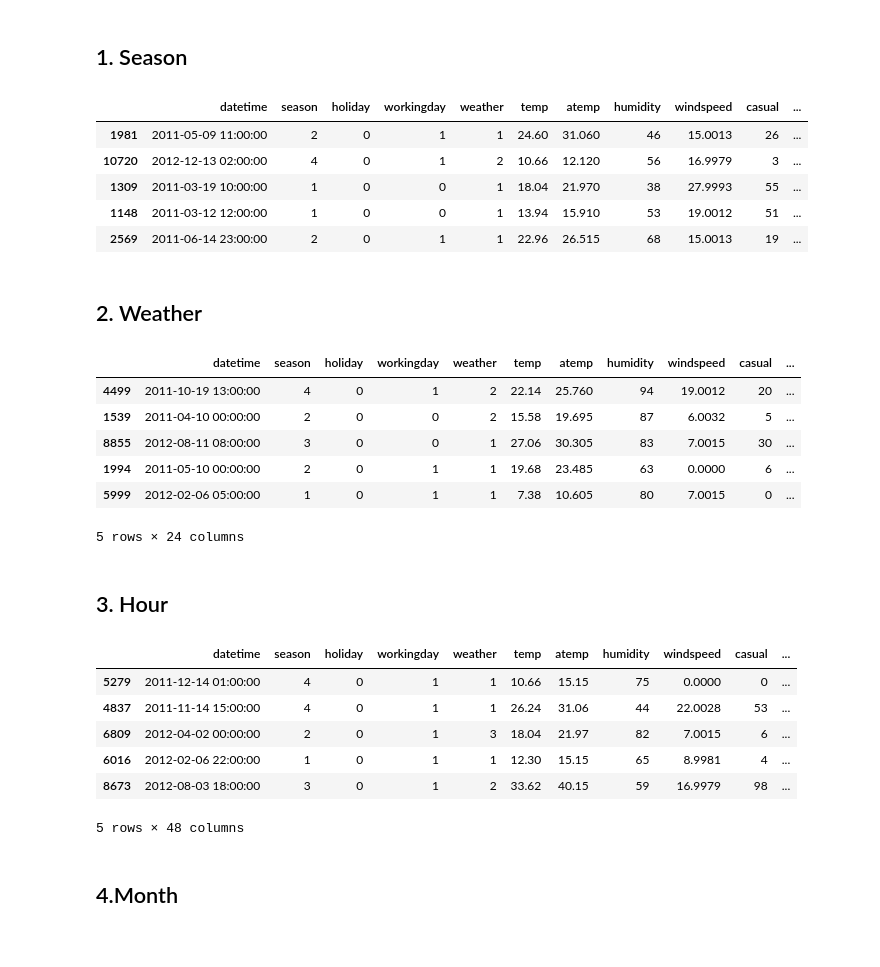
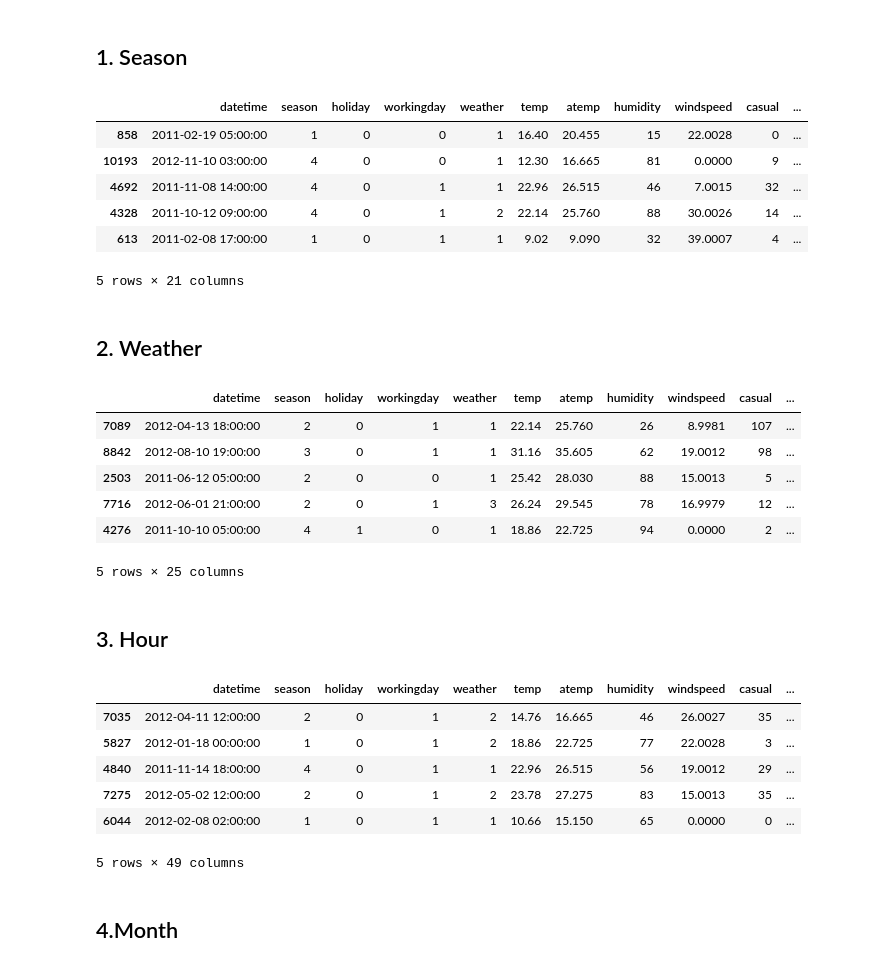
Before and after one commit to sidhantagar/Kaggle-Bike-Sharing-Demand, a Jupyter notebook: bike-sharing-demand using random forest.ipynb, the cells around one changed output. Saved outputs shown, nothing was run; the diff lists cells and outputs as text; code cells hidden in the pictures.

```diff
--- a/bike-sharing-demand using random forest.ipynb
+++ b/bike-sharing-demand using random forest.ipynb
@@ -112,0 +97,7 @@ What I will attempt to do is make separate models for the casual and the registe
+# %%
+file = file
+file['Date'] = pd.DatetimeIndex(file['datetime']).date
+file['Hour'] = pd.DatetimeIndex(file['datetime']).hour
+file['Day'] = pd.DatetimeIndex(file['datetime']).day
+file['Month'] = pd.DatetimeIndex(file['datetime']).month
+file['Year'] = pd.DatetimeIndex(file['datetime']).year
@@ -396,65 +256,66 @@ Index(['datetime', 'season', 'holiday', 'workingday', 'weather', 'temp',
 # %% [markdown]
 ## 1. Season
 # %%
-for i in feed.groupby('season').count().index:
+for i in file.groupby('season').count().index:
     s = 's'+str(i)
     a=[]
-    for j in feed.season:
+    for j in file.season:
         if j==i:
             a.append(1)
         else:
             a.append(0)
-    feed[s]=a
-feed.sample(5)
+    file[s]=a
+file.sample(5)
 # %% [output]
 |  | datetime | season | holiday | workingday | weather | temp | atemp | humidity | windspeed | casual | ... |
-| 1981 | 2011-05-09 11:00:00 | 2 | 0 | 1 | 1 | 24.60 | 31.060 | 46 | 15.0013 | 26 | ... |
-| 10720 | 2012-12-13 02:00:00 | 4 | 0 | 1 | 2 | 10.66 | 12.120 | 56 | 16.9979 | 3 | ... |
-| 1309 | 2011-03-19 10:00:00 | 1 | 0 | 0 | 1 | 18.04 | 21.970 | 38 | 27.9993 | 55 | ... |
-| 1148 | 2011-03-12 12:00:00 | 1 | 0 | 0 | 1 | 13.94 | 15.910 | 53 | 19.0012 | 51 | ... |
-| 2569 | 2011-06-14 23:00:00 | 2 | 0 | 1 | 1 | 22.96 | 26.515 | 68 | 15.0013 | 19 | ... |
+| 858 | 2011-02-19 05:00:00 | 1 | 0 | 0 | 1 | 16.40 | 20.455 | 15 | 22.0028 | 0 | ... |
+| 10193 | 2012-11-10 03:00:00 | 4 | 0 | 0 | 1 | 12.30 | 16.665 | 81 | 0.0000 | 9 | ... |
+| 4692 | 2011-11-08 14:00:00 | 4 | 0 | 1 | 1 | 22.96 | 26.515 | 46 | 7.0015 | 32 | ... |
+| 4328 | 2011-10-12 09:00:00 | 4 | 0 | 1 | 2 | 22.14 | 25.760 | 88 | 30.0026 | 14 | ... |
+| 613 | 2011-02-08 17:00:00 | 1 | 0 | 1 | 1 | 9.02 | 9.090 | 32 | 39.0007 | 4 | ... |
+5 rows × 21 columns
 # %% [markdown]
 ## 2. Weather
 # %%
-for i in feed.groupby('weather').count().index:
+for i in file.groupby('weather').count().index:
     s = 'w'+str(i)
     a=[]
-    for j in feed.weather:
+    for j in file.weather:
         if j==i:
             a.append(1)
         else:
             a.append(0)
-    feed[s]=a
-feed.sample(5)
+    file[s]=a
+file.sample(5)
 # %% [output]
 |  | datetime | season | holiday | workingday | weather | temp | atemp | humidity | windspeed | casual | ... |
-| 4499 | 2011-10-19 13:00:00 | 4 | 0 | 1 | 2 | 22.14 | 25.760 | 94 | 19.0012 | 20 | ... |
-| 1539 | 2011-04-10 00:00:00 | 2 | 0 | 0 | 2 | 15.58 | 19.695 | 87 | 6.0032 | 5 | ... |
-| 8855 | 2012-08-11 08:00:00 | 3 | 0 | 0 | 1 | 27.06 | 30.305 | 83 | 7.0015 | 30 | ... |
-| 1994 | 2011-05-10 00:00:00 | 2 | 0 | 1 | 1 | 19.68 | 23.485 | 63 | 0.0000 | 6 | ... |
-| 5999 | 2012-02-06 05:00:00 | 1 | 0 | 1 | 1 | 7.38 | 10.605 | 80 | 7.0015 | 0 | ... |
+| 7089 | 2012-04-13 18:00:00 | 2 | 0 | 1 | 1 | 22.14 | 25.760 | 26 | 8.9981 | 107 | ... |
+| 8842 | 2012-08-10 19:00:00 | 3 | 0 | 1 | 1 | 31.16 | 35.605 | 62 | 19.0012 | 98 | ... |
+| 2503 | 2011-06-12 05:00:00 | 2 | 0 | 0 | 1 | 25.42 | 28.030 | 88 | 15.0013 | 5 | ... |
+| 7716 | 2012-06-01 21:00:00 | 2 | 0 | 1 | 3 | 26.24 | 29.545 | 78 | 16.9979 | 12 | ... |
+| 4276 | 2011-10-10 05:00:00 | 4 | 1 | 0 | 1 | 18.86 | 22.725 | 94 | 0.0000 | 2 | ... |
-5 rows × 24 columns
+5 rows × 25 columns
 # %% [markdown]
 ## 3. Hour
 # %%
-for i in feed.groupby('hr').count().index:
-    s = 'hr'+str(i)
+for i in file.groupby('Hour').count().index:
+    s = 'Hour'+str(i)
     a=[]
-    for j in feed.hr:
+    for j in file.Hour:
         if j==i:
             a.append(1)
         else:
             a.append(0)
-    feed[s]=a
-feed.sample(5)
+    file[s]=a
+file.sample(5)
 # %% [output]
 |  | datetime | season | holiday | workingday | weather | temp | atemp | humidity | windspeed | casual | ... |
-| 5279 | 2011-12-14 01:00:00 | 4 | 0 | 1 | 1 | 10.66 | 15.15 | 75 | 0.0000 | 0 | ... |
-| 4837 | 2011-11-14 15:00:00 | 4 | 0 | 1 | 1 | 26.24 | 31.06 | 44 | 22.0028 | 53 | ... |
-| 6809 | 2012-04-02 00:00:00 | 2 | 0 | 1 | 3 | 18.04 | 21.97 | 82 | 7.0015 | 6 | ... |
-| 6016 | 2012-02-06 22:00:00 | 1 | 0 | 1 | 1 | 12.30 | 15.15 | 65 | 8.9981 | 4 | ... |
-| 8673 | 2012-08-03 18:00:00 | 3 | 0 | 1 | 2 | 33.62 | 40.15 | 59 | 16.9979 | 98 | ... |
+| 7035 | 2012-04-11 12:00:00 | 2 | 0 | 1 | 2 | 14.76 | 16.665 | 46 | 26.0027 | 35 | ... |
+| 5827 | 2012-01-18 00:00:00 | 1 | 0 | 1 | 2 | 18.86 | 22.725 | 77 | 22.0028 | 3 | ... |
+| 4840 | 2011-11-14 18:00:00 | 4 | 0 | 1 | 1 | 22.96 | 26.515 | 56 | 19.0012 | 29 | ... |
+| 7275 | 2012-05-02 12:00:00 | 2 | 0 | 1 | 2 | 23.78 | 27.275 | 83 | 15.0013 | 35 | ... |
+| 6044 | 2012-02-08 02:00:00 | 1 | 0 | 1 | 1 | 10.66 | 15.150 | 65 | 0.0000 | 0 | ... |
-5 rows × 48 columns
+5 rows × 49 columns
 # %% [markdown]
 ## 4.Month
 # %%
```
Also changed, not shown: parts of 71 cells of this notebook.
